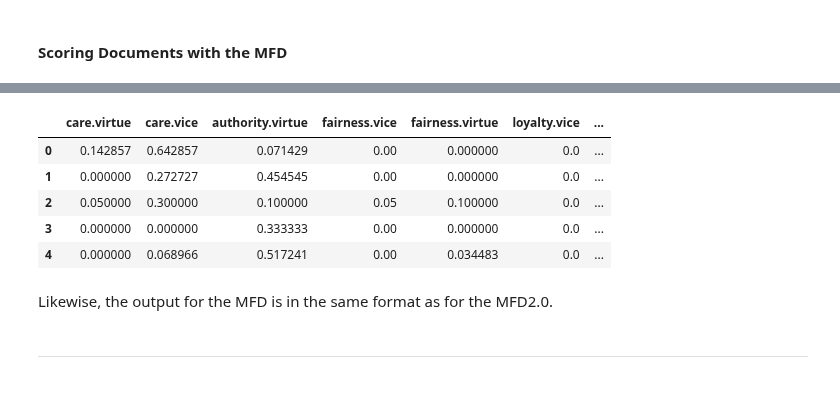
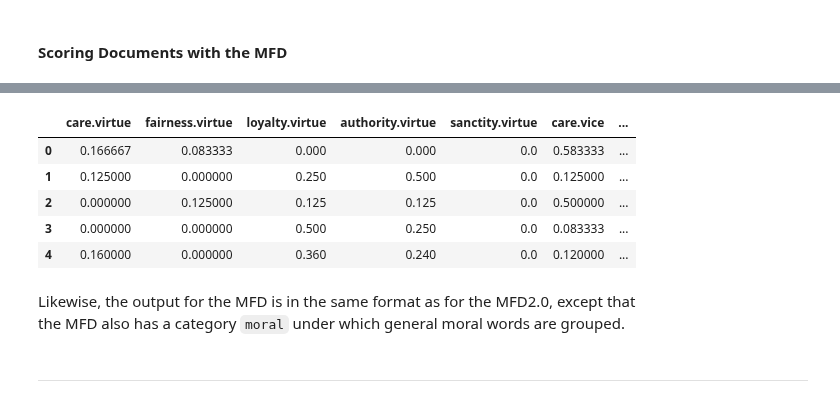
Before and after one commit to medianeuroscience/emfdscore, a Jupyter notebook: eMFDscore_tutorial.ipynb, the cells around one changed output, grey strips where cells are left out. Saved outputs shown, nothing was run; the diff lists cells and outputs as text; code cells hidden in the pictures.

```diff
--- a/eMFDScore_Tutorial.ipynb
+++ b/eMFDscore_tutorial.ipynb
@@ -313,16 +316,17 @@ Processed: 500 100% |❤❤❤❤❤❤❤❤❤❤❤❤❤❤❤❤❤❤❤
 # %%
 # Inspect output
-mfd = pd.read_csv('mfd2.csv')
+mfd = pd.read_csv('mfd.csv')
 mfd.head()
 # %% [output]
-|  | care.virtue | care.vice | authority.virtue | fairness.vice | fairness.virtue | loyalty.vice | ... |
-| 0 | 0.142857 | 0.642857 | 0.071429 | 0.00 | 0.000000 | 0.0 | ... |
-| 1 | 0.000000 | 0.272727 | 0.454545 | 0.00 | 0.000000 | 0.0 | ... |
-| 2 | 0.050000 | 0.300000 | 0.100000 | 0.05 | 0.100000 | 0.0 | ... |
-| 3 | 0.000000 | 0.000000 | 0.333333 | 0.00 | 0.000000 | 0.0 | ... |
-| 4 | 0.000000 | 0.068966 | 0.517241 | 0.00 | 0.034483 | 0.0 | ... |
+|  | care.virtue | fairness.virtue | loyalty.virtue | authority.virtue | sanctity.virtue | care.vice | ... |
+| 0 | 0.166667 | 0.083333 | 0.000 | 0.000 | 0.0 | 0.583333 | ... |
+| 1 | 0.125000 | 0.000000 | 0.250 | 0.500 | 0.0 | 0.125000 | ... |
+| 2 | 0.000000 | 0.125000 | 0.125 | 0.125 | 0.0 | 0.500000 | ... |
+| 3 | 0.000000 | 0.000000 | 0.500 | 0.250 | 0.0 | 0.083333 | ... |
+| 4 | 0.160000 | 0.000000 | 0.360 | 0.240 | 0.0 | 0.120000 | ... |
 # %% [markdown]
-Likewise, the output for the MFD is in the same format as for the MFD2.0.
+Likewise, the output for the MFD is in the same format as for the MFD2.0, except that
+the MFD also has a category `moral` under which general moral words are grouped.
 # %% [markdown]
 ***
 # %% [markdown]
```
Also changed, not shown: parts of 7 cells of this notebook.
